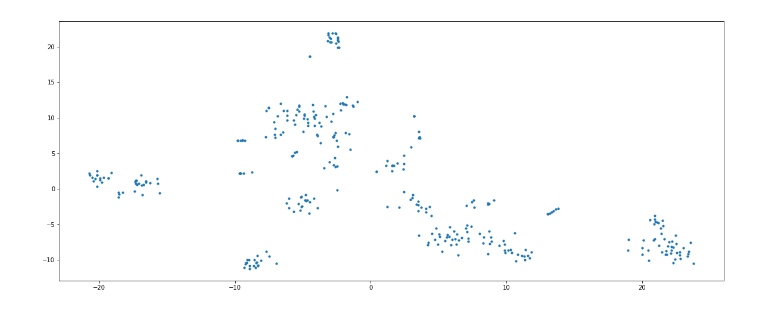
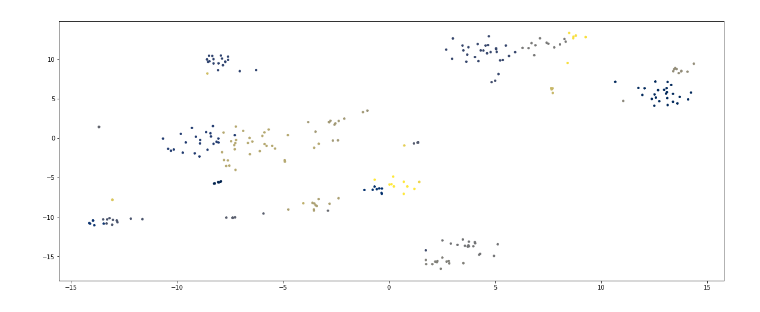
Before and after one commit to NazaGara/clustering-tm, a Jupyter notebook: clustering.ipynb, the cells around one changed output. Drawn from its saved outputs; the diff is of its cells as text; code cells hidden in the pictures.

```diff
--- a/clustering.ipynb
+++ b/clustering.ipynb
@@ -229,10 +251,17 @@ Version de sklearn: [KMeans](https://scikit-learn.org/stable/modules/generated/s
 # %%
 from nltk.cluster import kmeans, cosine_distance
 
-def clustering(k, matrix):
+def ntlk_clustering(k, matrix):
     """
     k -> Cantidad de clusterers
     """
     clusterer = kmeans.KMeansClusterer(num_means=k, distance=cosine_distance, avoid_empty_clusters=True)
     clusters = clusterer.cluster(matrix, assign_clusters=True)
     return clusters
+
+from sklearn.cluster import KMeans
+
+def sklearn_clustering(k, matrix):
+    clusterer = KMeans(n_clusters=k)
+    clusterer.fit(X=matrix)
+    return clusterer.labels_
@@ -246,4 +270,4 @@ def sklearn_clustering(k, matrix):
 # %%
-NUM_CLUSTERS = 50
-cluster =  clustering(NUM_CLUSTERS, normed_matrix)
-sk_cluster = sklearn_clustering(NUM_CLUSTERS, normed_matrix)
+NUM_CLUSTERS = 30
+ntlk_cluster =  ntlk_clustering(NUM_CLUSTERS, reduced_matrix)
+sk_cluster = sklearn_clustering(NUM_CLUSTERS, reduced_matrix)
@@ -250,4 +276,4 @@ sk_cluster = sklearn_clustering(NUM_CLUSTERS, normed_matrix)
 # %%
 for i in range(NUM_CLUSTERS):
-    c = [token for token in key_words if cluster[key_words[token]]==i]
+    c = [token for token in key_words if ntlk_cluster[key_words[token]]==i]
     print(f"Cluster {i}:\n {c}")
@@ -325,15 +364,17 @@ tsne_data.shape, lsa_data.shape
 # %%
-data = [(tsne_data[i], cluster[i], list(key_words.keys())[i]) for i in range(wid)]
+data = [(tsne_data[i], sk_cluster[i], list(key_words.keys())[i]) for i in range(wid)]
 df_clustered = pd.DataFrame(
     data=[(coords[0], coords[1], cluster, word) for coords, cluster, word in data],
     columns=["dim1", "dim2", "cluster", "word"]
 )
 # %%
 plt.figure(figsize=(20, 8))
-plt.scatter(x=df_clustered['dim1'],y=df_clustered['dim2'], s=10, cmap='viridis')
+plt.scatter(x=df_clustered['dim1'],y=df_clustered['dim2'], s=10, c=df_clustered['cluster'], cmap='cividis', alpha=1)
+#para mostrar el texto de cada punto, descomentar las dos lineas siguientes.
+
 #for i in range(wid):
 #    plt.annotate(df_clustered['word'][i], (df_clustered['dim1'][i], df_clustered['dim2'][i]))
 
 plt.show()
 # %% [output]
-[figure, old version]
+[figure, new version]
```
Also changed, not shown: parts of 48 cells of this notebook, 2 other files.
